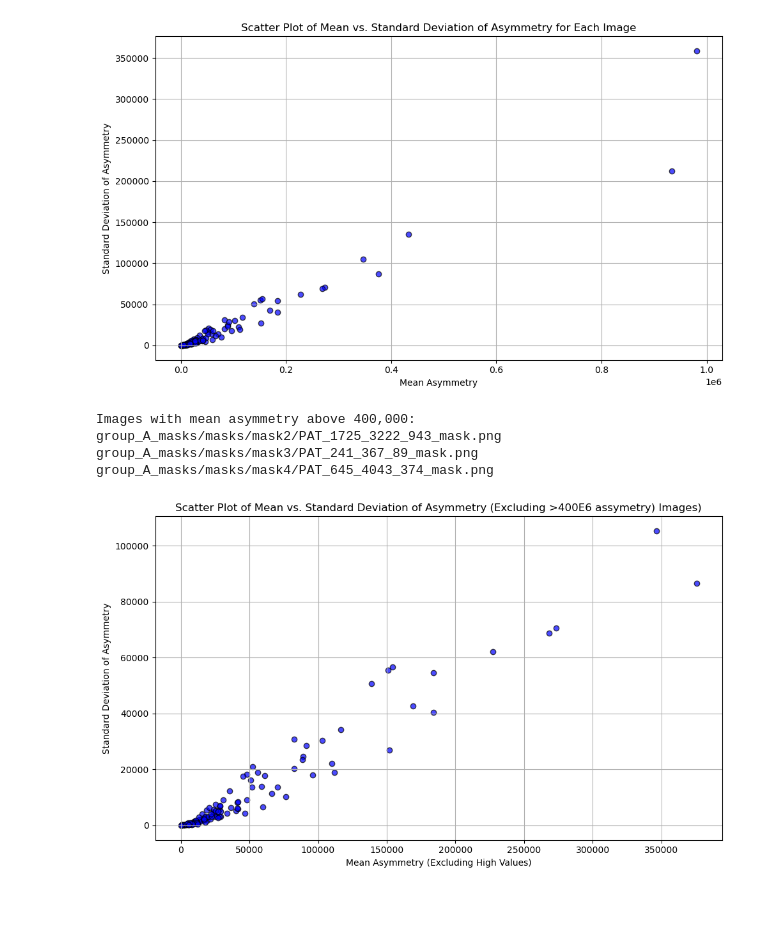
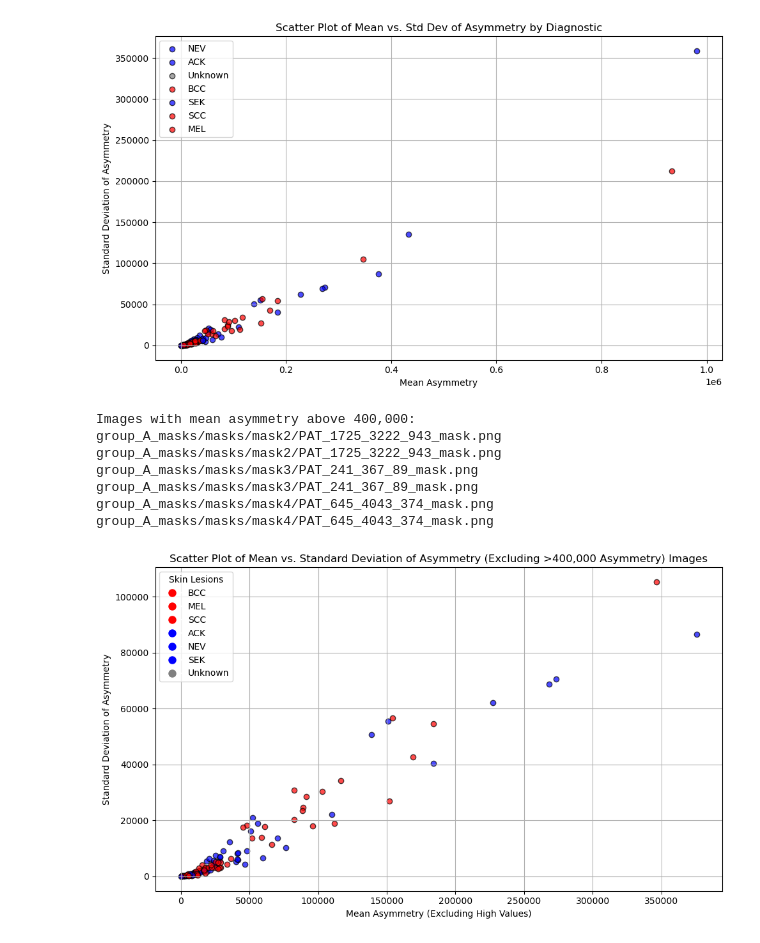
Before and after one commit to niclejeune/projects-in-data-science, a Jupyter notebook: asymmetry_proccess.ipynb, the cells around one changed output. Drawn from its saved outputs; the diff is of its cells as text; code cells hidden in the pictures; blank space fills up the shorter version.

Commit message:
Added color coding based on diagnostic to asymmetry

```diff
--- a/asymmetry_proccess.ipynb
+++ b/asymmetry_proccess.ipynb
@@ -2,57 +2,72 @@
 import json
 import numpy as np
 import os
+import matplotlib.pyplot as plt
 
-# Load the asymmetry data from the JSON file
+# Load asymmetry data
 with open('raw_data/asymmetry.json', 'r') as infile:
     asymmetry_data = json.load(infile)
 
-# Dictionary to store the processed data (mean and standard deviation for each image)
+# Load diagnostic data
+with open('raw_data/diagnostic.json', 'r') as infile:
+    diagnostic_data = json.load(infile)
+
+# Dictionary for processed data
 processed_asymmetry_data = {}
 
 # Calculate mean and standard deviation of asymmetries for each image
 for image_path, asymmetries in asymmetry_data.items():
-    # Flatten all asymmetry values (both axes, all rotations) for each image
     all_asymmetries = [value for rotation in asymmetries.values() for value in rotation]
-    # Calculate mean and standard deviation
     mean_asymmetry = np.mean(all_asymmetries)
     std_asymmetry = np.std(all_asymmetries)
-    # Store the results
-    processed_asymmetry_data[image_path] = {'mean': mean_asymmetry, 'std': std_asymmetry}
+    # Add diagnostic info to the processed data
+    diagnostic = diagnostic_data.get(image_path, 'Unknown')  # Default to 'Unknown' if not found
+    processed_asymmetry_data[image_path] = {'mean': mean_asymmetry, 'std': std_asymmetry, 'diagnostic': diagnostic}
 
-# Save processed results to JSON file
-os.makedirs('processed_data', exist_ok=True)  # Ensure the directory exists
+# Save processed results
+os.makedirs('processed_data', exist_ok=True)
 with open('processed_data/asymmetry.json', 'w') as outfile:
     json.dump(processed_asymmetry_data, outfile, indent=4)
 # %%
-import matplotlib.pyplot as plt
+# Plotting
+colors = {
+    'BCC': 'red',
+    'MEL': 'red',
+    'SCC': 'red',
+    'ACK': 'blue',
+    'NEV': 'blue',
+    'SEK': 'blue',
+    'Unknown': 'gray'  # For any unspecified diagnostics
+}
 
-# Extract mean and standard deviation values for plotting
-means = [details['mean'] for details in processed_asymmetry_data.values()]
-stds = [details['std'] for details in processed_asymmetry_data.values()]
+fig, ax = plt.figure(figsize=(10, 6)), plt.axes()
+for image_path, details in processed_asymmetry_data.items():
+    ax.scatter(details['mean'], details['std'], alpha=0.7,
+               color=colors[details['diagnostic']],
+               label=details['diagnostic'], edgecolors='black')
 
-# Create scatter plot
-plt.figure(figsize=(10, 6))
-plt.scatter(means, stds, alpha=0.7, color='blue', edgecolors='black')
+# To avoid duplicate labels in the legend
+handles, labels = plt.gca().get_legend_handles_labels()
+by_label = dict(zip(labels, handles))
+plt.legend(by_label.values(), by_label.keys())
+
 plt.xlabel('Mean Asymmetry')
 plt.ylabel('Standard Deviation of Asymmetry')
-plt.title('Scatter Plot of Mean vs. Standard Deviation of Asymmetry for Each Image')
+plt.title('Scatter Plot of Mean vs. Std Dev of Asymmetry by Diagnostic')
 plt.grid(True)
 plt.tight_layout()
 plt.show()
 # %% [output]
-[figure, old version]
+[figure, new version]
 # %%
-# Assuming processed_asymmetry_data contains our needed data
 images_above_threshold = []
-
-# Define the threshold
 threshold = 0.4E6  # 400,000
 
 # Check each image for its mean asymmetry
 for image_path, stats in processed_asymmetry_data.items():
     if stats['mean'] > threshold:
         images_above_threshold.append(image_path)
+        images_above_threshold.append(image_path)
 
 # Print the list of images
 print("Images with mean asymmetry above 400,000:")
@@ -61,27 +76,43 @@ for image in images_above_threshold:
 # %% [output]
 Images with mean asymmetry above 400,000:
 group_A_masks/masks/mask2/PAT_1725_3222_943_mask.png
+group_A_masks/masks/mask2/PAT_1725_3222_943_mask.png
+group_A_masks/masks/mask3/PAT_241_367_89_mask.png
 group_A_masks/masks/mask3/PAT_241_367_89_mask.png
 group_A_masks/masks/mask4/PAT_645_4043_374_mask.png
+group_A_masks/masks/mask4/PAT_645_4043_374_mask.png
 # %%
-# Initialize lists for means and standard deviations excluding those above the threshold
+# Initialize lists for filtered data including diagnostic for color mapping
 filtered_means = []
 filtered_stds = []
+filtered_colors = []  # To store colors based on diagnostics
 
 # Populate the lists, excluding images from images_above_threshold
 for image_path, stats in processed_asymmetry_data.items():
     if image_path not in images_above_threshold:  # Only include if not in the excluded list
         filtered_means.append(stats['mean'])
         filtered_stds.append(stats['std'])
+        # Adjusting the label for Bowen’s disease to SCC as they are clustered together
+        diagnostic = 'SCC' if stats['diagnostic'] == 'BOD' else stats['diagnostic']
+        filtered_colors.append(colors.get(diagnostic, 'gray'))  # Use gray for unknown diagnostics
 
 # Create scatter plot with the filtered data
 plt.figure(figsize=(10, 6))
-plt.scatter(filtered_means, filtered_stds, alpha=0.7, color='blue', edgecolors='black')
+for mean, std, color in zip(filtered_means, filtered_stds, filtered_colors):
+    plt.scatter(mean, std, alpha=0.7, color=color, edgecolors='black')
+
+# Creating a custom legend for the diagnostics
+from matplotlib.lines import Line2D
+legend_elements = [Line2D([0], [0], marker='o', color='w', label=diagnostic,
+                          markerfacecolor=color, markersize=10)
+                   for diagnostic, color in colors.items()]
+plt.legend(handles=legend_elements, title="Skin Lesions")
+
 plt.xlabel('Mean Asymmetry (Excluding High Values)')
 plt.ylabel('Standard Deviation of Asymmetry')
-plt.title('Scatter Plot of Mean vs. Standard Deviation of Asymmetry (Excluding >400E6 assymetry) Images)')
+plt.title('Scatter Plot of Mean vs. Standard Deviation of Asymmetry (Excluding >400,000 Asymmetry) Images')
 plt.grid(True)
 plt.tight_layout()
 plt.show()
 # %% [output]
-[figure, old version]
+[figure, new version]
```
Also changed, not shown: 1 other file.
